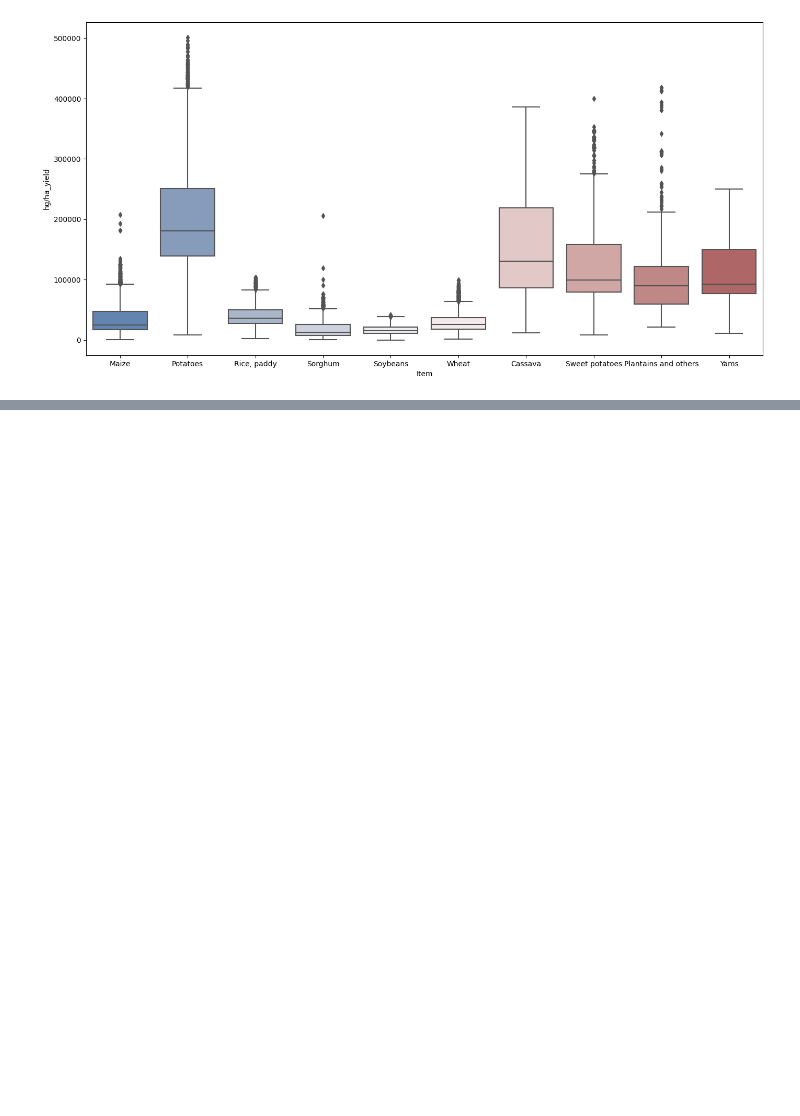
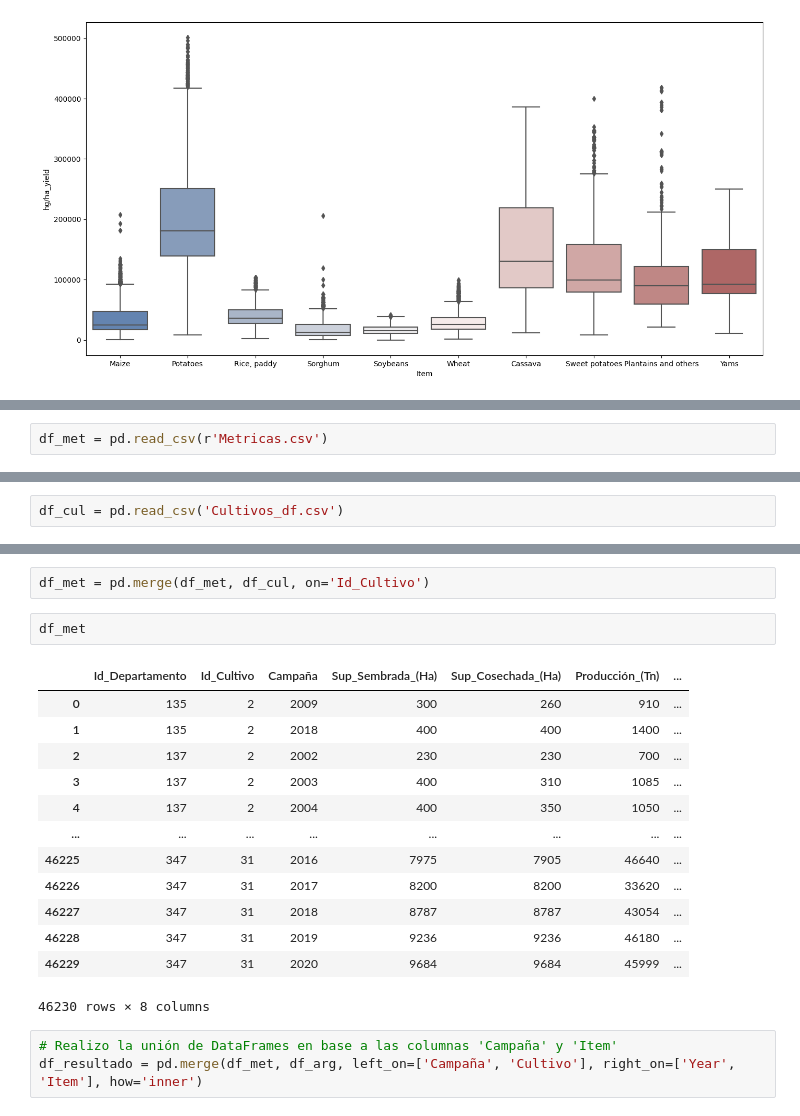
Before and after one commit to MatB1988/Cosecha, a Jupyter notebook: pruebas_clima.ipynb, the cells around one changed output, grey strips where cells are left out. Cells and saved outputs as stored; diff of their text form; blank space fills up the shorter version.

```diff
--- a/pruebas_clima.ipynb
+++ b/pruebas_clima.ipynb
@@ -927,0 +935,2 @@ sns.boxplot(x="Item",y="hg/ha_yield",palette="vlag",data=yield_df,ax=ax);
+# %%
+df_met = pd.read_csv(r'Metricas.csv')
@@ -927,0 +995,2 @@ sns.boxplot(x="Item",y="hg/ha_yield",palette="vlag",data=yield_df,ax=ax);
+# %%
+df_cul = pd.read_csv('Cultivos_df.csv')
@@ -927,0 +1086,21 @@ sns.boxplot(x="Item",y="hg/ha_yield",palette="vlag",data=yield_df,ax=ax);
+# %%
+df_met = pd.merge(df_met, df_cul, on='Id_Cultivo')
+# %%
+df_met
+# %% [output]
+|  | Id_Departamento | Id_Cultivo | Campaña | Sup_Sembrada_(Ha) | Sup_Cosechada_(Ha) | Producción_(Tn) | ... |
+| 0 | 135 | 2 | 2009 | 300 | 260 | 910 | ... |
+| 1 | 135 | 2 | 2018 | 400 | 400 | 1400 | ... |
+| 2 | 137 | 2 | 2002 | 230 | 230 | 700 | ... |
+| 3 | 137 | 2 | 2003 | 400 | 310 | 1085 | ... |
+| 4 | 137 | 2 | 2004 | 400 | 350 | 1050 | ... |
+| ... | ... | ... | ... | ... | ... | ... | ... |
+| 46225 | 347 | 31 | 2016 | 7975 | 7905 | 46640 | ... |
+| 46226 | 347 | 31 | 2017 | 8200 | 8200 | 33620 | ... |
+| 46227 | 347 | 31 | 2018 | 8787 | 8787 | 43054 | ... |
+| 46228 | 347 | 31 | 2019 | 9236 | 9236 | 46180 | ... |
+| 46229 | 347 | 31 | 2020 | 9684 | 9684 | 45999 | ... |
+46230 rows × 8 columns
+# %%
+# Realizo la unión de DataFrames en base a las columnas 'Campaña' y 'Item'
+df_resultado = pd.merge(df_met, df_arg, left_on=['Campaña', 'Cultivo'], right_on=['Year', 'Item'], how='inner')
```
Also changed, not shown: parts of 21 cells of this notebook, 7 other files.
